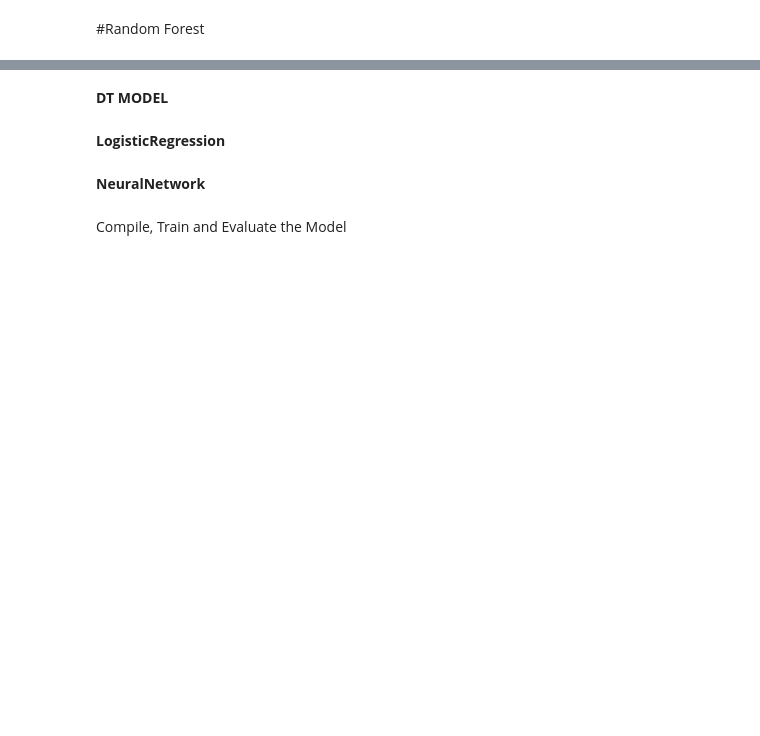
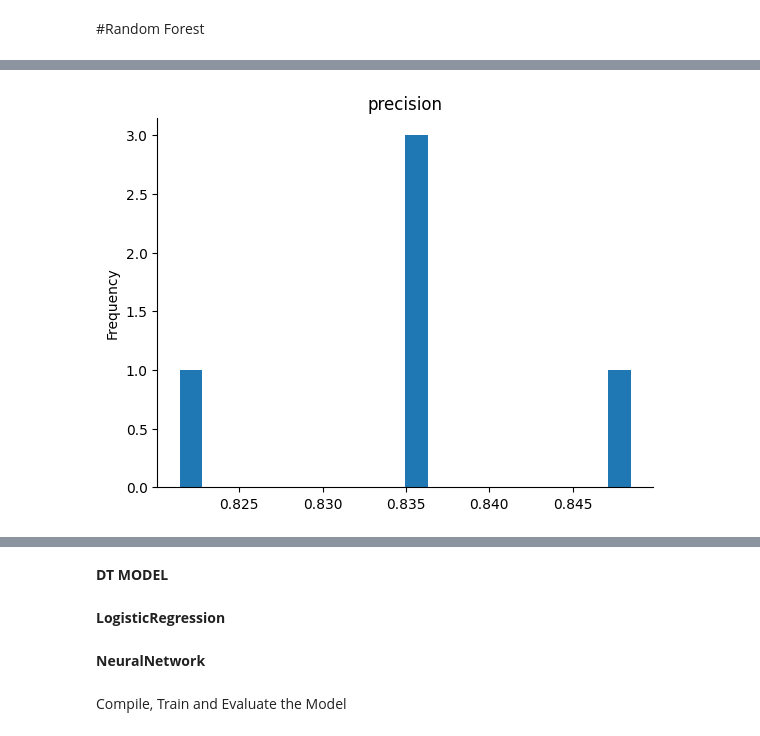
Before and after one commit to cwa312/Project4, a Jupyter notebook: heart_desease_pred.ipynb, the cells around one changed output, grey strips where cells are left out. Cells and saved outputs as stored; diff of their text form; code cells hidden in the pictures; blank space fills up the shorter version.

```diff
--- a/heart_desease_pred.ipynb
+++ b/heart_desease_pred.ipynb
@@ -372,0 +505,6 @@ check for overfitting by printing classification report on both train and test a
+# %%
+# Get the best parameters
+best_rf = grid_search_rf.best_estimator_
+
+# Print the best parameters
+print("Best Parameters for Random Forest:", grid_search_rf.best_params_)
@@ -373,6 +513,7 @@ check for overfitting by printing classification report on both train and test a
 # %%
-# Get the best parameters
-
 # Make predictions using the best model
+y_test_pred_rf = best_rf.predict(x_test)
 # %%
 # convert the classification report to dictionary out put
+rf_report_dict = classification_report(y_test, y_test_pred_rf, output_dict=True)
+rf_report_dict
@@ -379,2 +538,4 @@ check for overfitting by printing classification report on both train and test a
 # %%
 # conver the dictionary out put to dataframe
+rf_report_df = pd.DataFrame(rf_report_dict).transpose()
+rf_report_df
@@ -380,0 +549,8 @@ check for overfitting by printing classification report on both train and test a
+# %%
+# @title precision
+
+from matplotlib import pyplot as plt
+rf_report_df['precision'].plot(kind='hist', bins=20, title='precision')
+plt.gca().spines[['top', 'right',]].set_visible(False)
+# %% [output]
+[figure, added]
```
Also changed, not shown: parts of 21 cells of this notebook, 1 other file.
